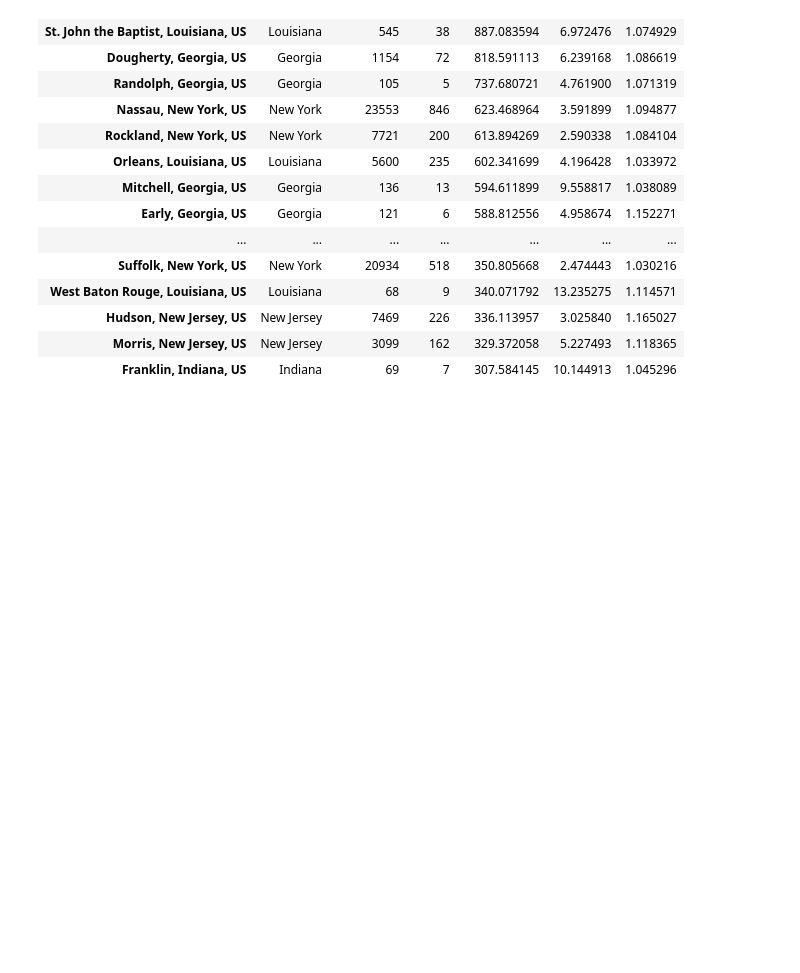
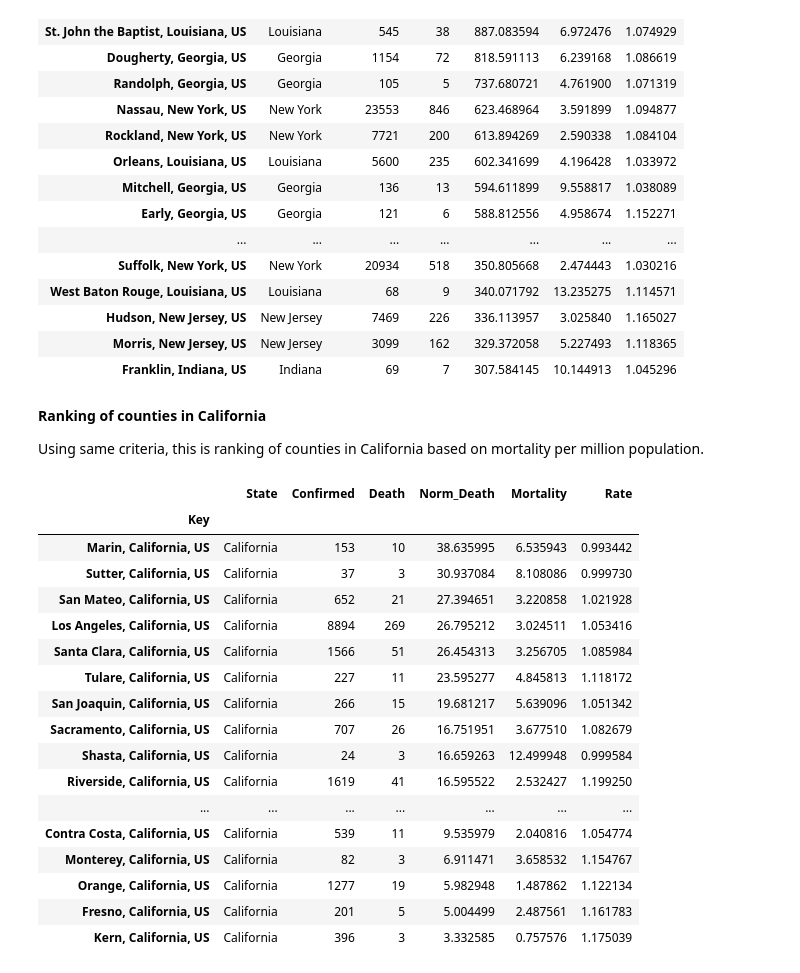
Before and after one commit to sidbannet/COVID-19_analysis, a Jupyter notebook: COVID_19_dashboard.ipynb, the cells around one changed output. Saved outputs shown, nothing was run; the diff lists cells and outputs as text; code cells hidden in the pictures; blank space fills up the shorter version.

```diff
--- a/COVID_19_dashboard.ipynb
+++ b/COVID_19_dashboard.ipynb
@@ -256,3 +263,49 @@ df_filtered.set_index('Key')
 | Hudson, New Jersey, US | New Jersey | 7469 | 226 | 336.113957 | 3.025840 | 1.165027 |
 | Morris, New Jersey, US | New Jersey | 3099 | 162 | 329.372058 | 5.227493 | 1.118365 |
 | Franklin, Indiana, US | Indiana | 69 | 7 | 307.584145 | 10.144913 | 1.045296 |
+# %% [markdown]
+**Ranking of counties in California**
+
+Using same criteria, this is ranking of counties in California based on mortality per million population.
+# %%
+#@title
+# Ranking as of latest date in terms of number of deaths per million population under the condition of
+#   minimal population and occurance of deaths
+latest_date = df_us.Date.values[-1]
+df_filtered = (df_us.loc[
+           (df_us.Date == latest_date)
+           & (df_us.Population >= 1000)
+           & (df_us.State == 'California')
+           & (df_us.Death >= 3)
+           ].sort_values(by='Norm_Death', ascending=False))[0:29].loc[
+                                                                      :, [
+                                                                          'State',
+                                                                          'Key',
+                                                                          'Confirmed',
+                                                                          'Death',
+                                                                          'Norm_Death',
+                                                                          'Mortality',
+                                                                          'Rate',
+                                                                          ]
+                                                                      ]
+
+df_filtered.set_index('Key')
+# %% [output]
+|  | State | Confirmed | Death | Norm_Death | Mortality | Rate |
+| Key |  |  |  |  |  |  |
+| Marin, California, US | California | 153 | 10 | 38.635995 | 6.535943 | 0.993442 |
+| Sutter, California, US | California | 37 | 3 | 30.937084 | 8.108086 | 0.999730 |
+| San Mateo, California, US | California | 652 | 21 | 27.394651 | 3.220858 | 1.021928 |
+| Los Angeles, California, US | California | 8894 | 269 | 26.795212 | 3.024511 | 1.053416 |
+| Santa Clara, California, US | California | 1566 | 51 | 26.454313 | 3.256705 | 1.085984 |
+| Tulare, California, US | California | 227 | 11 | 23.595277 | 4.845813 | 1.118172 |
+| San Joaquin, California, US | California | 266 | 15 | 19.681217 | 5.639096 | 1.051342 |
+| Sacramento, California, US | California | 707 | 26 | 16.751951 | 3.677510 | 1.082679 |
+| Shasta, California, US | California | 24 | 3 | 16.659263 | 12.499948 | 0.999584 |
+| Riverside, California, US | California | 1619 | 41 | 16.595522 | 2.532427 | 1.199250 |
+| ... | ... | ... | ... | ... | ... | ... |
+| Contra Costa, California, US | California | 539 | 11 | 9.535979 | 2.040816 | 1.054774 |
+| Monterey, California, US | California | 82 | 3 | 6.911471 | 3.658532 | 1.154767 |
+| Orange, California, US | California | 1277 | 19 | 5.982948 | 1.487862 | 1.122134 |
+| Fresno, California, US | California | 201 | 5 | 5.004499 | 2.487561 | 1.161783 |
+| Kern, California, US | California | 396 | 3 | 3.332585 | 0.757576 | 1.175039 |
```
Also changed, not shown: parts of 4 cells of this notebook.
